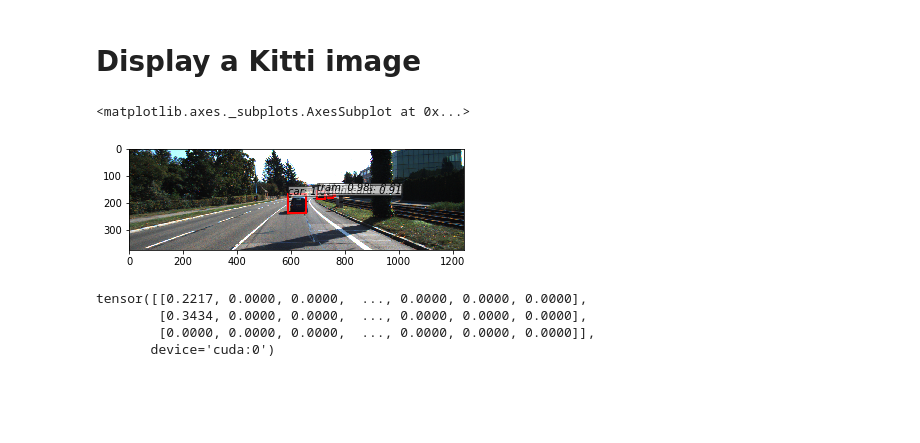
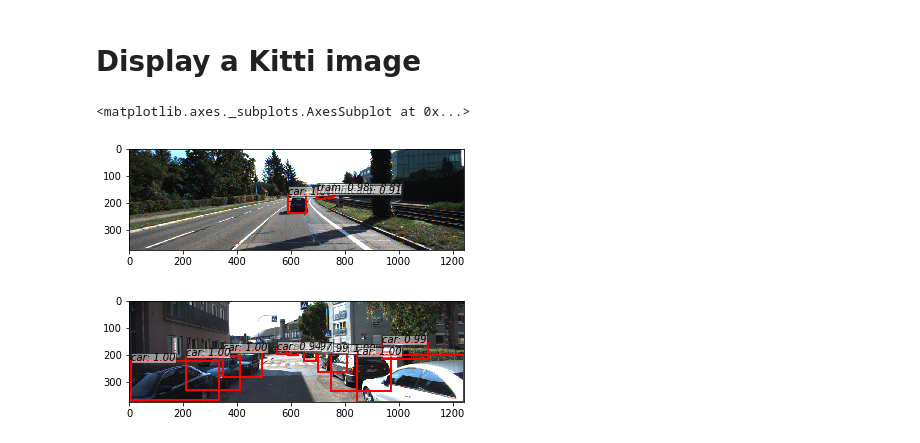
Before and after one commit to BalahariVignesh/simple-faster-rcnn-pytorch, a Jupyter notebook: mahalanobis.ipynb, the cells around one changed output. Cells and saved outputs as stored; diff of their text form; code cells hidden in the pictures; blank space fills up the shorter version.

```diff
--- a/mahalanobis.ipynb
+++ b/mahalanobis.ipynb
@@ -39,12 +36,25 @@ img = t.from_numpy(img)[None]
+# %%
+img_paths = [
+    '/media/tadenoud/DATADisk/datasets/kitti_2d/training/image_2/005009.png',
+    '/media/tadenoud/DATADisk/datasets/kitti_2d/training/image_2/005010.png'
+]
+
+imgs = np.array([read_image(p) for p in img_paths])
 # %%
-_bboxes, _labels, _scores = trainer.faster_rcnn.predict(img,visualize=True)
-vis_bbox(at.tonumpy(img[0]),
+_bboxes, _labels, _scores = trainer.faster_rcnn.predict(imgs,visualize=True)
+vis_bbox(at.tonumpy(imgs[0]),
          at.tonumpy(_bboxes[0]),
          at.tonumpy(_labels[0]).reshape(-1),
          at.tonumpy(_scores[0]).reshape(-1))
+
+vis_bbox(at.tonumpy(imgs[1]),
+         at.tonumpy(_bboxes[1]),
+         at.tonumpy(_labels[1]).reshape(-1),
+         at.tonumpy(_scores[1]).reshape(-1))
 # %% [output]
 <matplotlib.axes._subplots.AxesSubplot at 0x...>
 [figure]
+[figure, added]
 # %%
 # Read a Kitti GT label
 from data.util import read_bbox
@@ -57,7 +73,0 @@ rois, features = trainer.faster_rcnn.train_ood(img, gt_bboxes, gt_labels, visual
-# %%
-features
-# %% [output]
-tensor([[0.2217, 0.0000, 0.0000,  ..., 0.0000, 0.0000, 0.0000],
-        [0.3434, 0.0000, 0.0000,  ..., 0.0000, 0.0000, 0.0000],
-        [0.0000, 0.0000, 0.0000,  ..., 0.0000, 0.0000, 0.0000]],
-       device='cuda:0')
```
Also changed, not shown: parts of 10 cells of this notebook, 1 other file.
